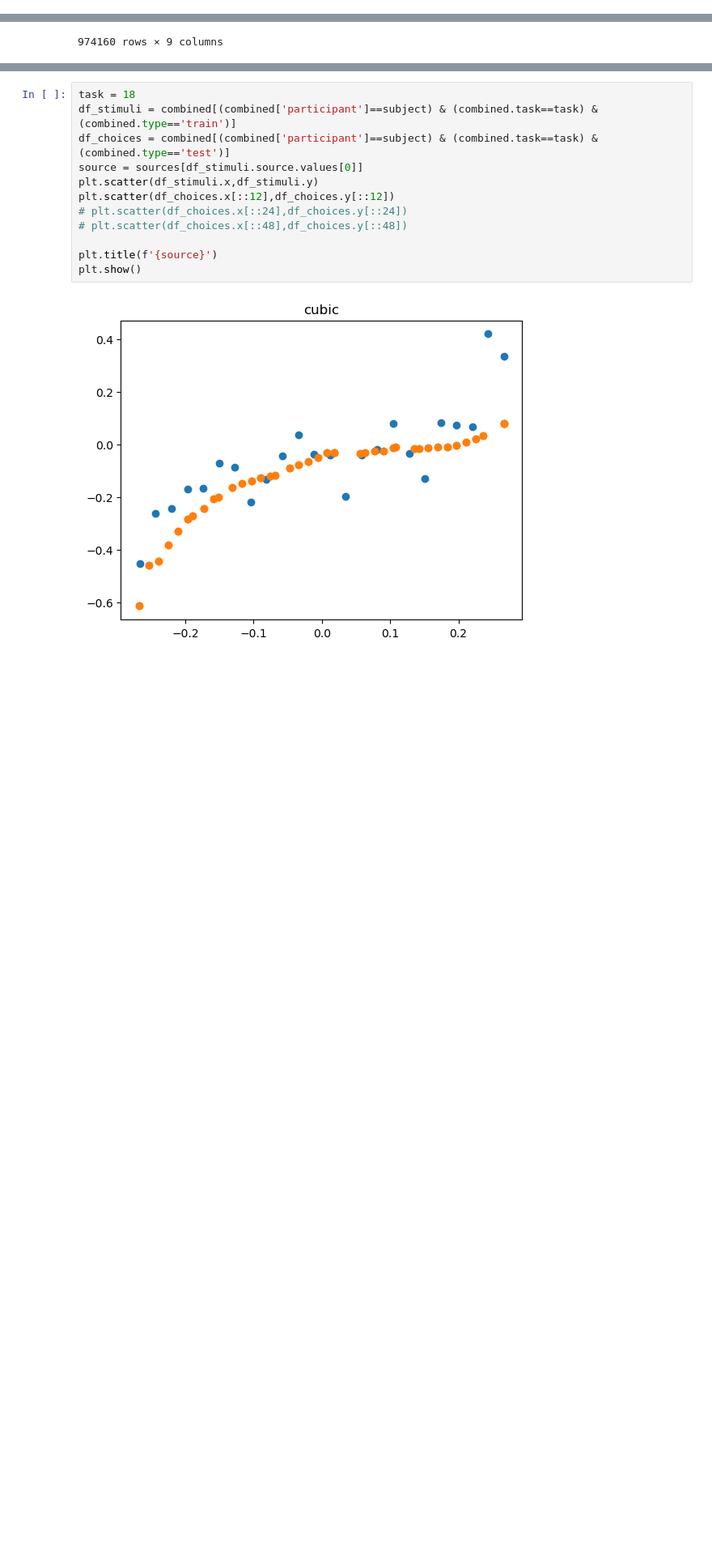
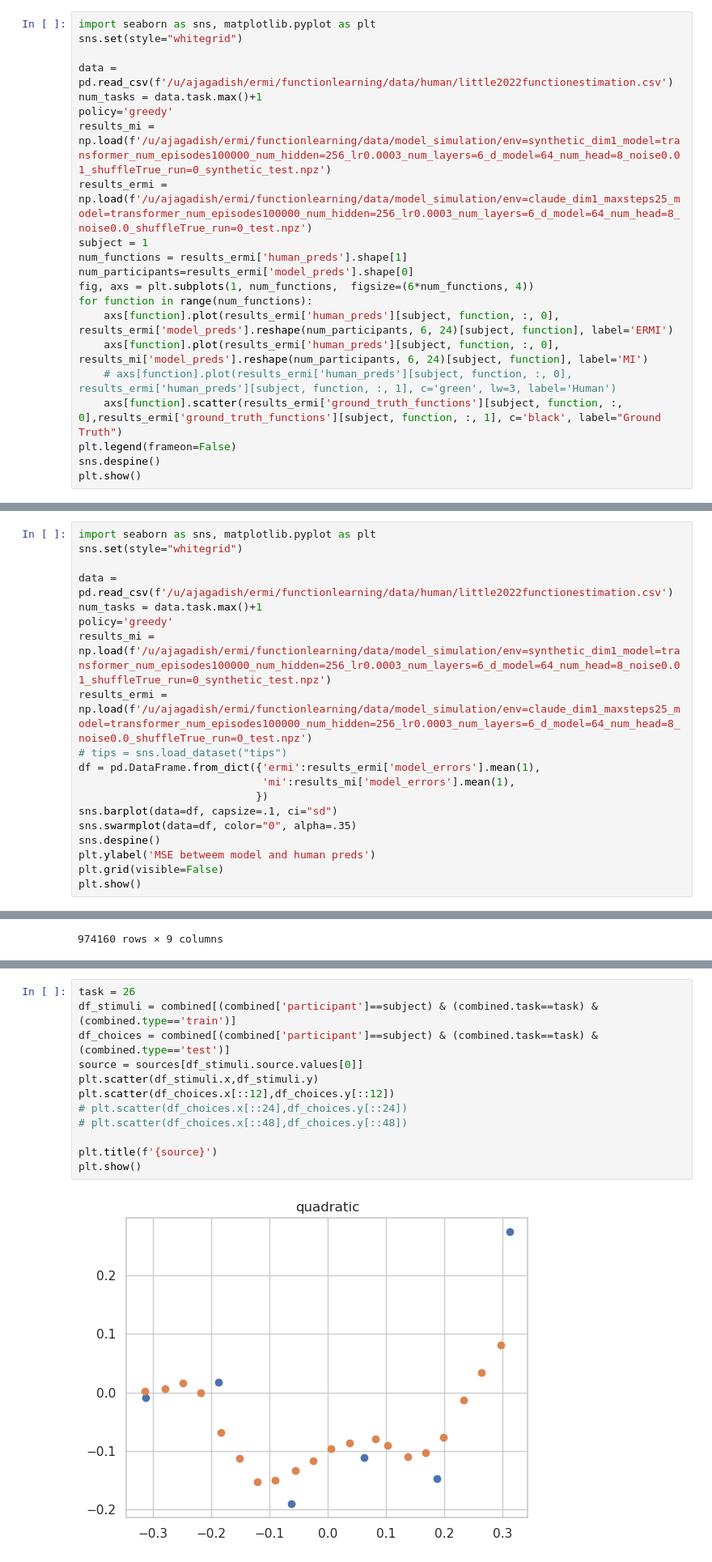
Before and after one commit to akjagadish/ermi, a Jupyter notebook: notebooks/functionlearning.ipynb, the cells around one changed output, grey strips where cells are left out. Shown at 81% size. Drawn from its saved outputs; the diff is of its cells as text; blank space fills up the shorter version.

```diff
--- a/notebooks/functionlearning.ipynb
+++ b/notebooks/functionlearning.ipynb
@@ -38,0 +72,21 @@ plt.show()
+# %%
+import seaborn as sns, matplotlib.pyplot as plt
+sns.set(style="whitegrid")
+
+data = pd.read_csv(f'/u/ajagadish/ermi/functionlearning/data/human/little2022functionestimation.csv')
+num_tasks = data.task.max()+1
+policy='greedy'
+results_mi = np.load(f'/u/ajagadish/ermi/functionlearning/data/model_simulation/env=synthetic_dim1_model=transformer_num_episodes100000_num_hidden=256_lr0.0003_num_layers=6_d_model=64_num_head=8_noise0.01_shuffleTrue_run=0_synthetic_test.npz')
+results_ermi = np.load(f'/u/ajagadish/ermi/functionlearning/data/model_simulation/env=claude_dim1_maxsteps25_model=transformer_num_episodes100000_num_hidden=256_lr0.0003_num_layers=6_d_model=64_num_head=8_noise0.0_shuffleTrue_run=0_test.npz')
+subject = 1
+num_functions = results_ermi['human_preds'].shape[1]
+num_participants=results_ermi['model_preds'].shape[0]
+fig, axs = plt.subplots(1, num_functions,  figsize=(6*num_functions, 4))
+for function in range(num_functions):
+    axs[function].plot(results_ermi['human_preds'][subject, function, :, 0], results_ermi['model_preds'].reshape(num_participants, 6, 24)[subject, function], label='ERMI')
+    axs[function].plot(results_ermi['human_preds'][subject, function, :, 0], results_mi['model_preds'].reshape(num_participants, 6, 24)[subject, function], label='MI')
+    # axs[function].plot(results_ermi['human_preds'][subject, function, :, 0], results_ermi['human_preds'][subject, function, :, 1], c='green', lw=3, label='Human')
+    axs[function].scatter(results_ermi['ground_truth_functions'][subject, function, :, 0],results_ermi['ground_truth_functions'][subject, function, :, 1], c='black', label="Ground Truth")
+plt.legend(frameon=False)
+sns.despine()
+plt.show()
@@ -38,0 +95,19 @@ plt.show()
+# %%
+import seaborn as sns, matplotlib.pyplot as plt
+sns.set(style="whitegrid")
+
+data = pd.read_csv(f'/u/ajagadish/ermi/functionlearning/data/human/little2022functionestimation.csv')
+num_tasks = data.task.max()+1
+policy='greedy'
+results_mi = np.load(f'/u/ajagadish/ermi/functionlearning/data/model_simulation/env=synthetic_dim1_model=transformer_num_episodes100000_num_hidden=256_lr0.0003_num_layers=6_d_model=64_num_head=8_noise0.01_shuffleTrue_run=0_synthetic_test.npz')
+results_ermi = np.load(f'/u/ajagadish/ermi/functionlearning/data/model_simulation/env=claude_dim1_maxsteps25_model=transformer_num_episodes100000_num_hidden=256_lr0.0003_num_layers=6_d_model=64_num_head=8_noise0.0_shuffleTrue_run=0_test.npz')
+# tips = sns.load_dataset("tips")
+df = pd.DataFrame.from_dict({'ermi':results_ermi['model_errors'].mean(1),
+                             'mi':results_mi['model_errors'].mean(1),
+                            })
+sns.barplot(data=df, capsize=.1, ci="sd")
+sns.swarmplot(data=df, color="0", alpha=.35)
+sns.despine()
+plt.ylabel('MSE betweem model and human preds')
+plt.grid(visible=False)
+plt.show()
@@ -280,17 +429,17 @@ array([10, 13, 17, 18, 19, 24])
 # %%
-task = 18
+task = 26
 df_stimuli = combined[(combined['participant']==subject) & (combined.task==task) & (combined.type=='train')]
 df_choices = combined[(combined['participant']==subject) & (combined.task==task) & (combined.type=='test')]
 source = sources[df_stimuli.source.values[0]]
 plt.scatter(df_stimuli.x,df_stimuli.y)
 plt.scatter(df_choices.x[::12],df_choices.y[::12])
 # plt.scatter(df_choices.x[::24],df_choices.y[::24])
 # plt.scatter(df_choices.x[::48],df_choices.y[::48])
 
 plt.title(f'{source}')
 plt.show()
 # %% [output]
-[figure, old version]
+[figure, new version]
 # %%
 960/48
 # %% [output]
```
Also changed, not shown: parts of 31 cells of this notebook, 5 other files.
